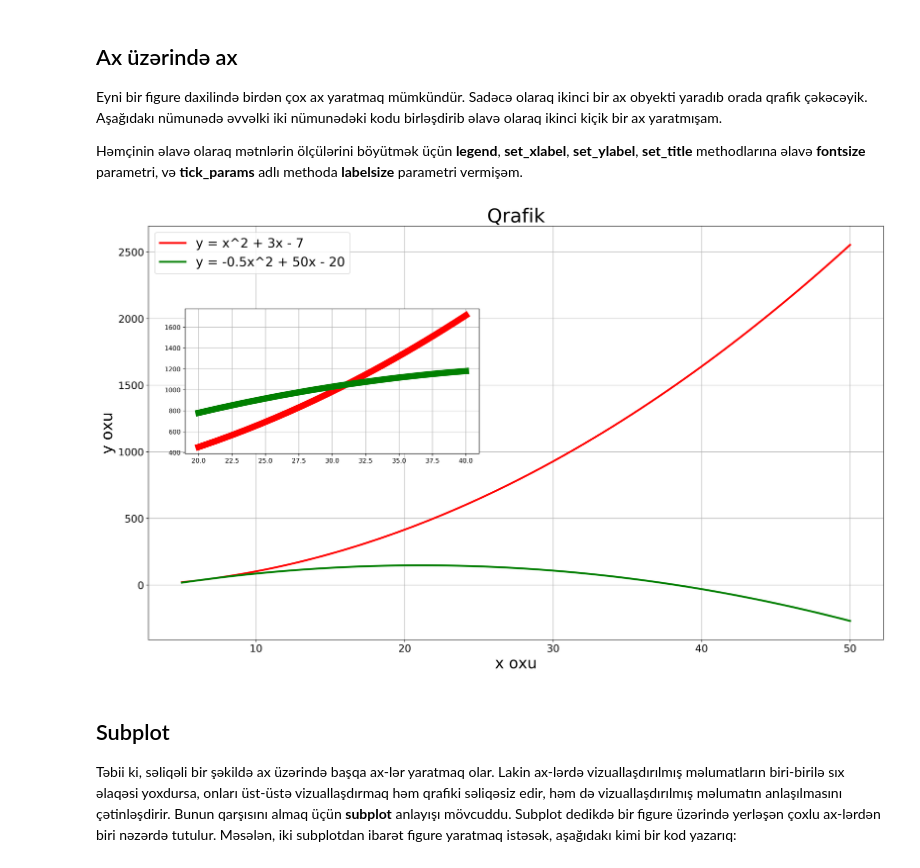
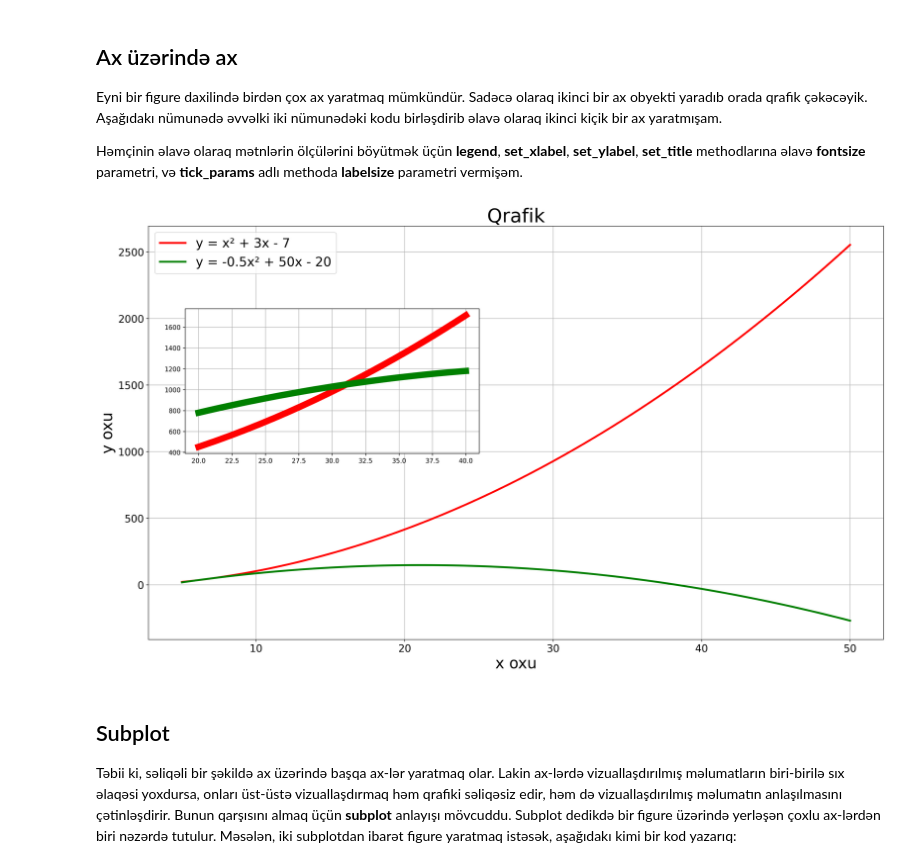
Before and after one commit to hseysen/python, a Jupyter notebook: modullar/matplotlib/Matplotlib.ipynb, the cells around one changed output. Cells and saved outputs as stored; diff of their text form; code cells hidden in the pictures.

```diff
--- a/modullar/matplotlib/Matplotlib.ipynb
+++ b/modullar/matplotlib/Matplotlib.ipynb
@@ -186,31 +186,31 @@ Həmçinin əlavə olaraq mətnlərin ölçülərini böyütmək üçün **legen
 # %%
 fig = plt.figure(figsize=(16, 9), dpi=300)
 
 ax1 = fig.add_axes([0, 0, 1, 1])
 ax2 = fig.add_axes([0.05, 0.45, 0.4, 0.35])
 
 xs1 = np.linspace(5, 50, 100)
 ys1_1 = xs1 ** 2 + 3 * xs - 7
 ys1_2 = -0.5 * xs1 ** 2 + 50 * xs - 20
 
 xs2 = np.linspace(20, 40, 100)
 ys2_1 = xs2 ** 2 + 3 * xs2 - 7
 ys2_2 = -0.5 * xs2 ** 2 + 50 * xs2 - 20
 
-ax1.plot(xs1, ys1_1, color="red", linewidth=3, label="y = x^2 + 3x - 7")
-ax1.plot(xs1, ys1_2, color="green", linewidth=3, label="y = -0.5x^2 + 50x - 20")
+ax1.plot(xs1, ys1_1, color="red", linewidth=3, label="y = x² + 3x - 7")
+ax1.plot(xs1, ys1_2, color="green", linewidth=3, label="y = -0.5x² + 50x - 20")
 ax1.legend(fontsize=20)
 ax1.grid()
 ax1.set_xlabel("x oxu", fontsize=24)
 ax1.set_ylabel("y oxu", fontsize=24)
 ax1.set_title("Qrafik", fontsize=30)
 ax1.tick_params(labelsize=16)
 
 ax2.plot(xs2, ys2_1, color="red", linewidth=10)
 ax2.plot(xs2, ys2_2, color="green", linewidth=10)
 ax2.grid()
 # %% [output]
-[figure, old version]
+[figure, new version]
 # %% [markdown]
 ## Subplot
 
```
Also changed, not shown: parts of 7 cells of this notebook.
